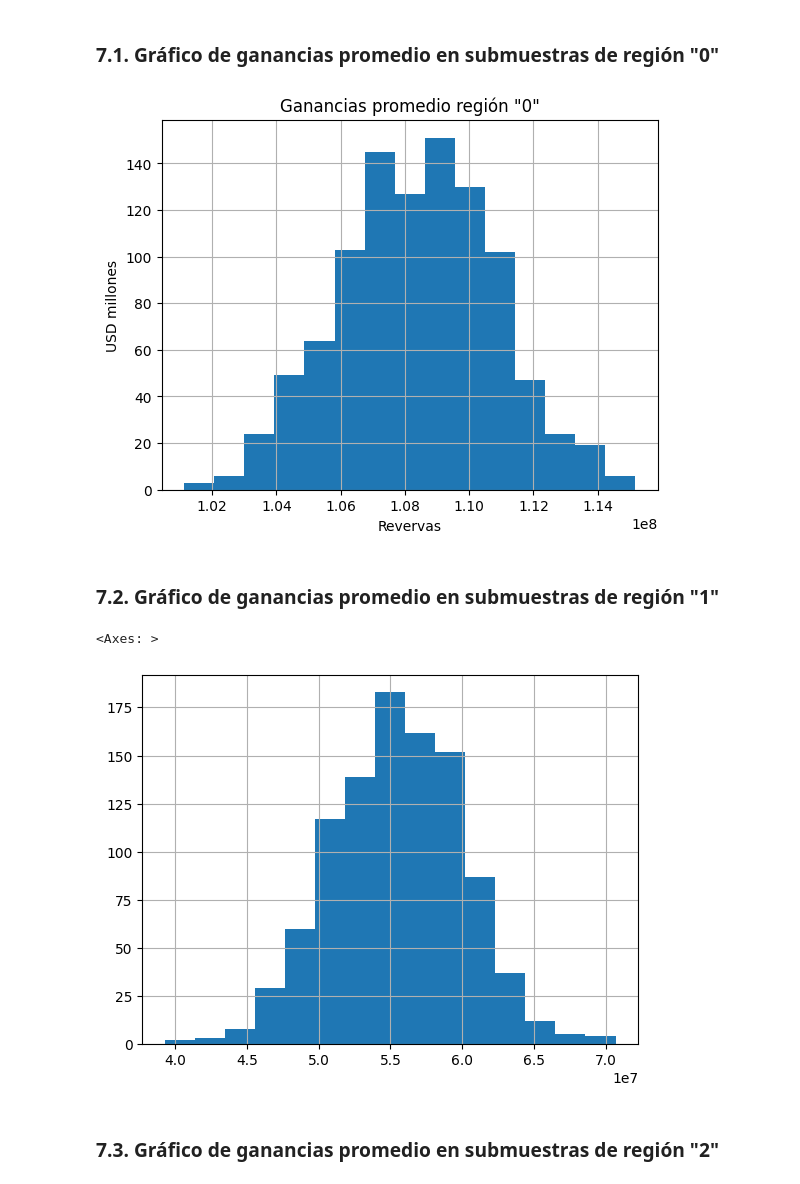
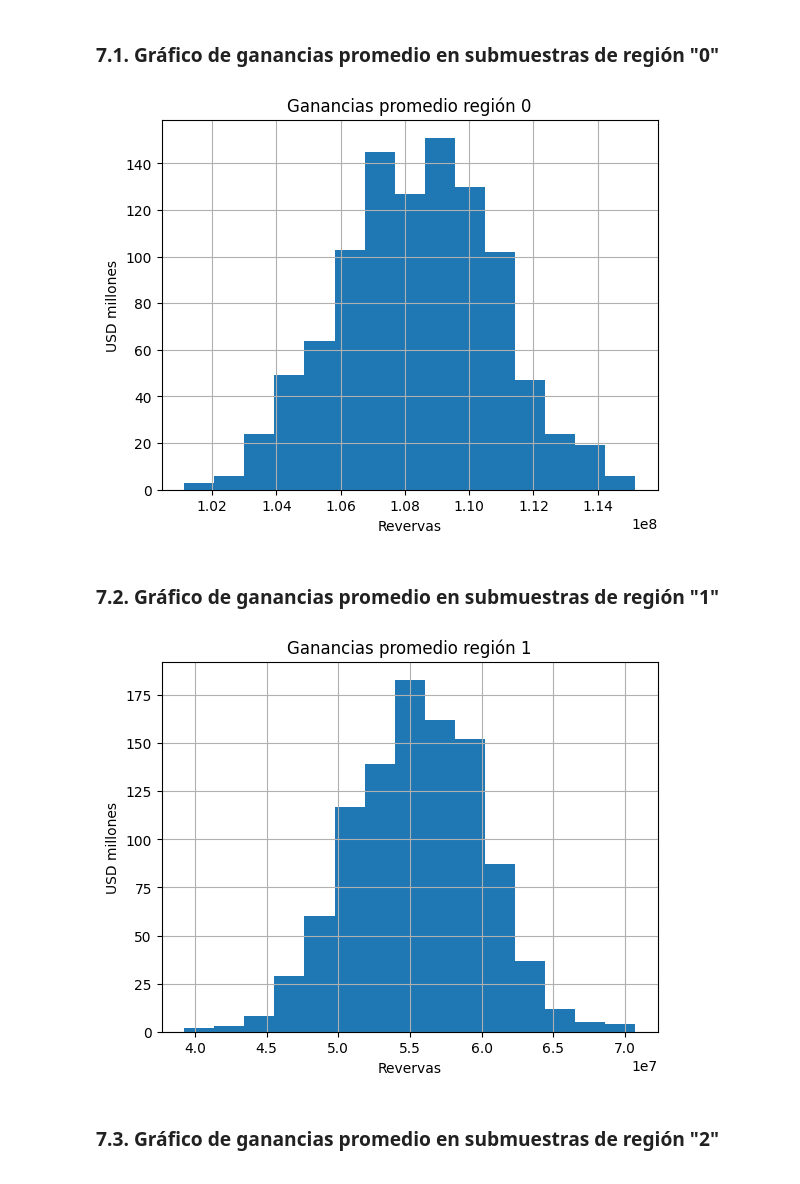
Before and after one commit to wh1tneyr/OilyGiant, a Jupyter notebook: oil.ipynb, the cells around one changed output. Drawn from its saved outputs; the diff is of its cells as text; code cells hidden in the pictures.

Commit message:
colocando titulos a grafico de ganancias promedio region 1

```diff
--- a/oil.ipynb
+++ b/oil.ipynb
@@ -511,20 +511,23 @@ Riesgo de pérdidas en región '2': 0.0 %
 # %%
 #crear un histograma de las ganancias promedio en las submuestras de la región "0"
 revenue_subsamples_0.hist(bins=15)
-plt.title('Ganancias promedio región "0"')
+plt.title('Ganancias promedio región 0')
 plt.ylabel('USD millones')
 plt.xlabel('Revervas')
 plt.show()
 # %% [output]
-[figure, old version]
+[figure, new version]
 # %% [markdown]
 ### 7.2. Gráfico de ganancias promedio en submuestras de región "1"
 # %%
 #crear un histograma de las ganancias promedio en las submuestras de la región "1"
 revenue_subsamples_1.hist(bins=15)
+plt.title('Ganancias promedio región 1')
+plt.ylabel('USD millones')
+plt.xlabel('Revervas')
+plt.show()
 # %% [output]
-<Axes: >
-[figure, old version]
+[figure, new version]
 # %% [markdown]
 ### 7.3. Gráfico de ganancias promedio en submuestras de región "2"
 # %%
```
